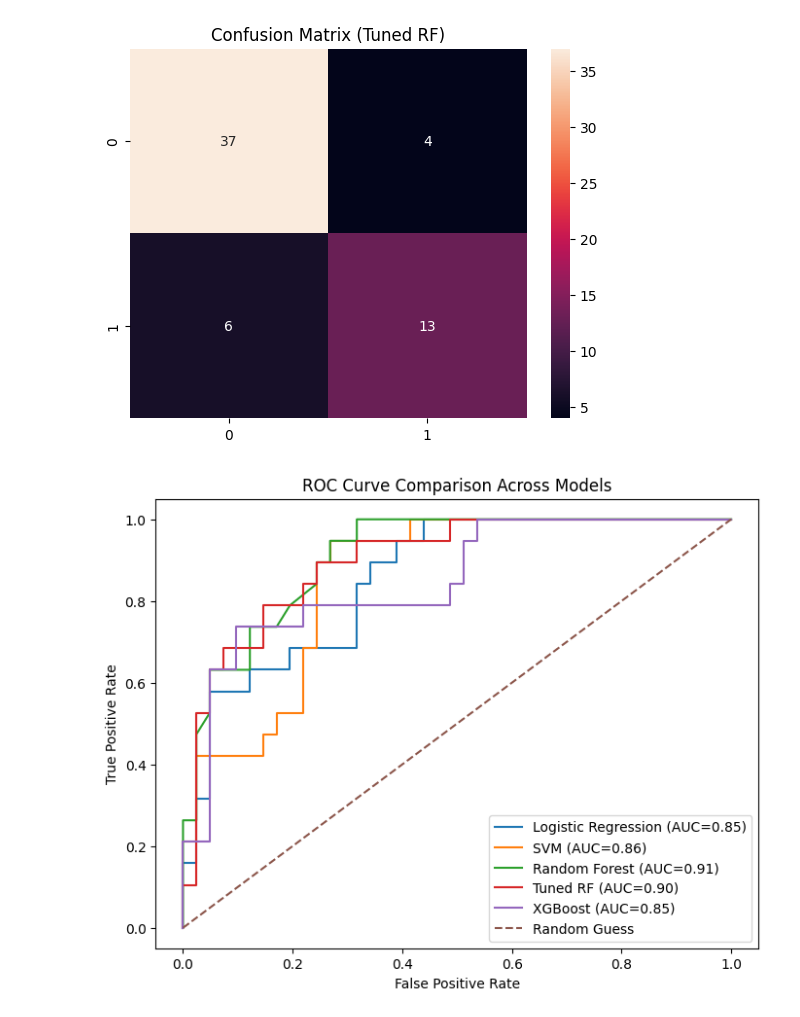
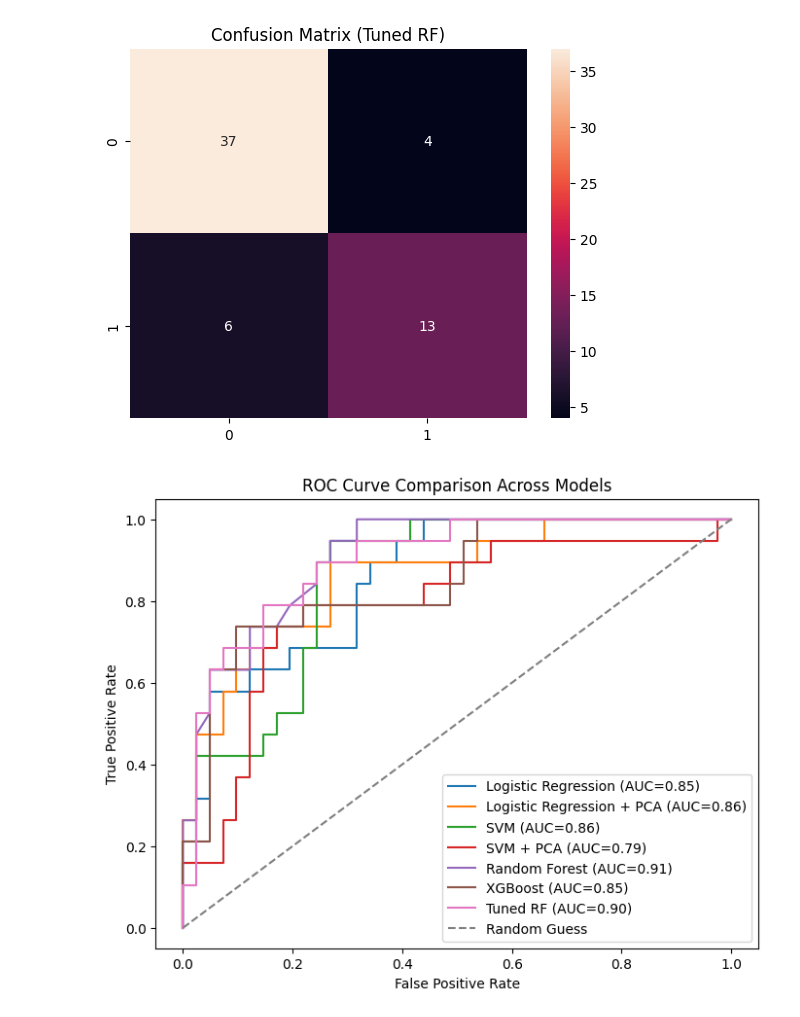
Before and after one commit to taotaokt/CS439_Project, a Jupyter notebook: model_comparison.ipynb, the cells around one changed output. Drawn from its saved outputs; the diff is of its cells as text; code cells hidden in the pictures.

Commit message:
[add]add PCA-based models to model comparison notebook

```diff
--- a/model_comparison.ipynb
+++ b/model_comparison.ipynb
@@ -39,12 +72,26 @@ X_train, X_test, y_train, y_test = train_test_split(
 # %%
+pca_components = 5
+
 models = {
     "Logistic Regression": Pipeline([
         ("scaler", StandardScaler()),
         ("model", LogisticRegression(max_iter=1000, class_weight="balanced"))
     ]),
 
+    "Logistic Regression + PCA": Pipeline([
+        ("scaler", StandardScaler()),
+        ("pca", PCA(n_components=pca_components)),
+        ("model", LogisticRegression(max_iter=1000, class_weight="balanced"))
+    ]),
+
     "SVM": Pipeline([
         ("scaler", StandardScaler()),
+        ("model", SVC(class_weight="balanced", probability=True))
+    ]),
+
+    "SVM + PCA": Pipeline([
+        ("scaler", StandardScaler()),
+        ("pca", PCA(n_components=pca_components)),
         ("model", SVC(class_weight="balanced", probability=True))
     ]),
 
@@ -65,6 +112,7 @@ models = {
 }
 # %%
 results = []
+roc_curves = {}
 
 for name, model in models.items():
     model.fit(X_train, y_train)
@@ -79,6 +127,7 @@ for name, model in models.items():
     if hasattr(model, "predict_proba"):
         y_prob = model.predict_proba(X_test)[:, 1]
         auc = roc_auc_score(y_test, y_prob)
+        roc_curves[name] = y_prob
     else:
         auc = None
 
@@ -186,40 +239,25 @@ plt.show()
 # %%
 from sklearn.metrics import roc_curve, auc
 import matplotlib.pyplot as plt
 
 plt.figure(figsize=(8,6))
 
-y_prob_lr = models["Logistic Regression"].predict_proba(X_test)[:,1]
-fpr_lr, tpr_lr, _ = roc_curve(y_test, y_prob_lr)
-auc_lr = auc(fpr_lr, tpr_lr)
-plt.plot(fpr_lr, tpr_lr, label=f"Logistic Regression (AUC={auc_lr:.2f})")
-
-y_prob_svm = models["SVM"].predict_proba(X_test)[:,1]
-fpr_svm, tpr_svm, _ = roc_curve(y_test, y_prob_svm)
-auc_svm = auc(fpr_svm, tpr_svm)
-plt.plot(fpr_svm, tpr_svm, label=f"SVM (AUC={auc_svm:.2f})")
-
-y_prob_rf = models["Random Forest"].predict_proba(X_test)[:,1]
-fpr_rf, tpr_rf, _ = roc_curve(y_test, y_prob_rf)
-auc_rf = auc(fpr_rf, tpr_rf)
-plt.plot(fpr_rf, tpr_rf, label=f"Random Forest (AUC={auc_rf:.2f})")
+for name, y_prob in roc_curves.items():
+    fpr, tpr, _ = roc_curve(y_test, y_prob)
+    model_auc = auc(fpr, tpr)
+    plt.plot(fpr, tpr, label=f"{name} (AUC={model_auc:.2f})")
 
 y_prob_trf = best_rf.predict_proba(X_test)[:,1]
 fpr_trf, tpr_trf, _ = roc_curve(y_test, y_prob_trf)
 auc_trf = auc(fpr_trf, tpr_trf)
 plt.plot(fpr_trf, tpr_trf, label=f"Tuned RF (AUC={auc_trf:.2f})")
-
-y_prob_xgb = models["XGBoost"].predict_proba(X_test)[:,1]
-fpr_xgb, tpr_xgb, _ = roc_curve(y_test, y_prob_xgb)
-auc_xgb = auc(fpr_xgb, tpr_xgb)
-plt.plot(fpr_xgb, tpr_xgb, label=f"XGBoost (AUC={auc_xgb:.2f})")
 
 plt.plot([0,1], [0,1], linestyle='--', label="Random Guess")
 
 plt.xlabel("False Positive Rate")
 plt.ylabel("True Positive Rate")
 plt.title("ROC Curve Comparison Across Models")
 plt.legend()
 plt.show()
 # %% [output]
-[figure, old version]
+[figure, new version]
```
Also changed, not shown: parts of 6 cells of this notebook.
